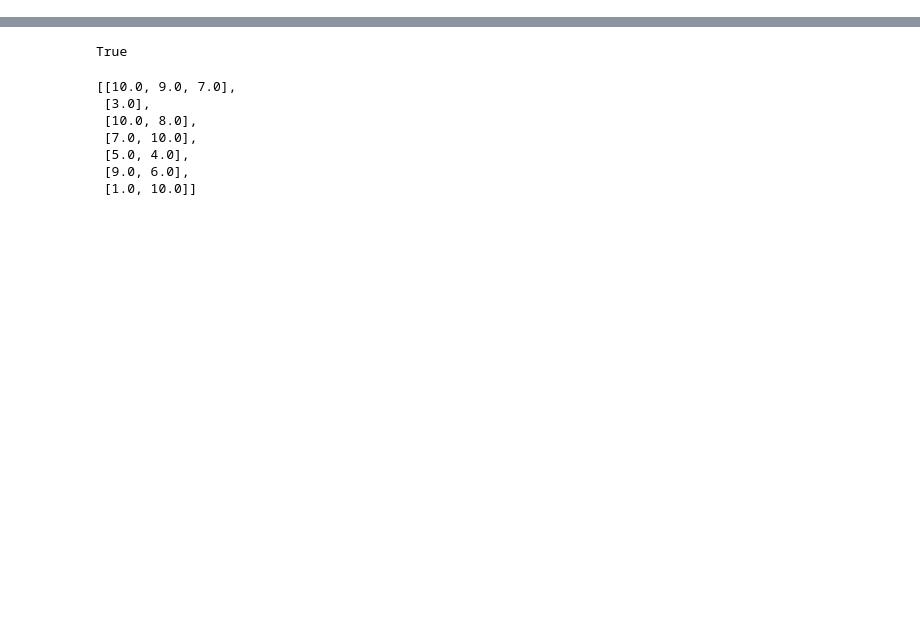
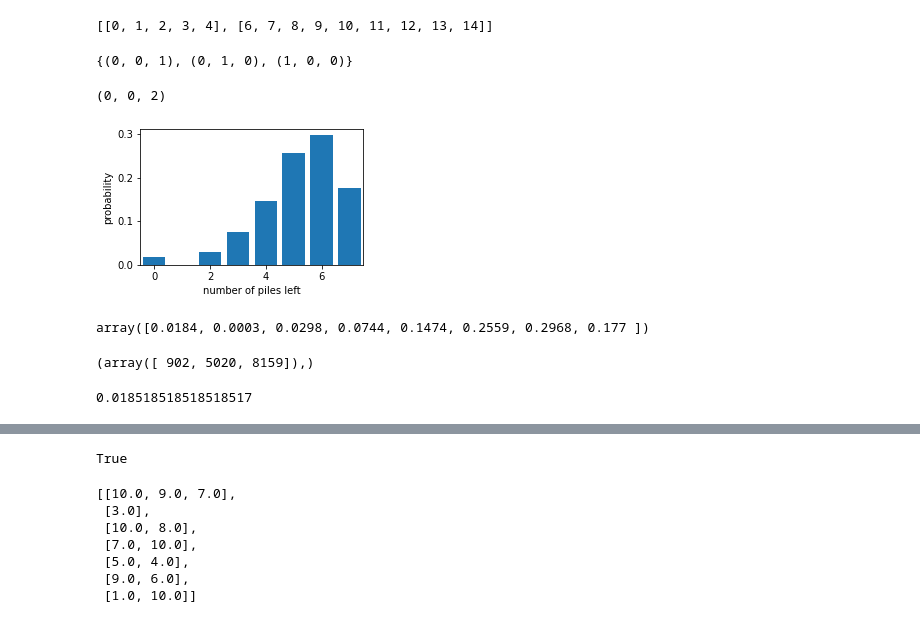
Before and after one commit to Simfreed/games, a Jupyter notebook: 10-20-30_solitaire.ipynb, the cells around one changed output, grey strips where cells are left out. Cells and saved outputs as stored; diff of their text form; code cells hidden in the pictures; blank space fills up the shorter version.

```diff
--- a/10-20-30_solitaire.ipynb
+++ b/10-20-30_solitaire.ipynb
@@ -27,0 +345,43 @@ deck=np.hstack([[i for j in range(4) for i in range(1,10)],10*np.ones(16)])
+# %%
+m=[]
+m.append(list(range(5)))
+m.append(list(range(6,15)))
+
+m
+# %% [output]
+[[0, 1, 2, 3, 4], [6, 7, 8, 9, 10, 11, 12, 13, 14]]
+# %%
+set([(0,0,1),(0,1,0),(1,0,0)])
+# %% [output]
+{(0, 0, 1), (0, 1, 0), (1, 0, 0)}
+# %%
+pile = np.array([2,4,10,10,4,4,10,9,1,7,8,5])
+#get_sets(pile,[])
+m=get_sets_split(pile)
+n=np.array([len(x) for x in m])
+n,np.argmax(n)
+get_best_set(pile)
+# %% [output]
+(0, 0, 2)
+# %%
+bins = np.arange(0,9)
+bcs = np.histogram(npiles,bins,density=True)[0]
+bin_ctrs = 0.5*(bins[1:]+bins[:-1])
+# %%
+fig,axs=plt.subplots(figsize=(4,2.5))
+axs.bar(bins[:-1],bcs)
+axs.set_xlim(-0.5,7.5)
+#axs.set_yscale('log')
+axs.set_xlabel('number of piles left')
+axs.set_ylabel('probability')
+plt.show()
+# %% [output]
+[figure, added]
+# %%
+bcs
+# %% [output]
+array([0.0184, 0.0003, 0.0298, 0.0744, 0.1474, 0.2559, 0.2968, 0.177 ])
+# %%
+np.where(npiles==1)
+# %% [output]
+(array([ 902, 5020, 8159]),)
@@ -27,0 +390,4 @@ deck=np.hstack([[i for j in range(4) for i in range(1,10)],10*np.ones(16)])
+# %%
+1/54
+# %% [output]
+0.018518518518518517
```
Also changed, not shown: parts of 44 cells of this notebook.
